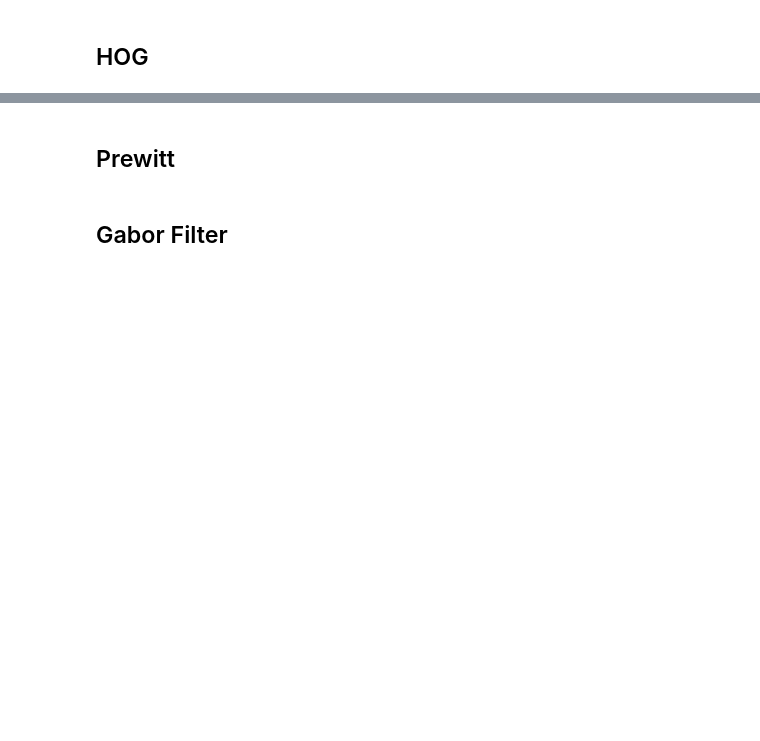
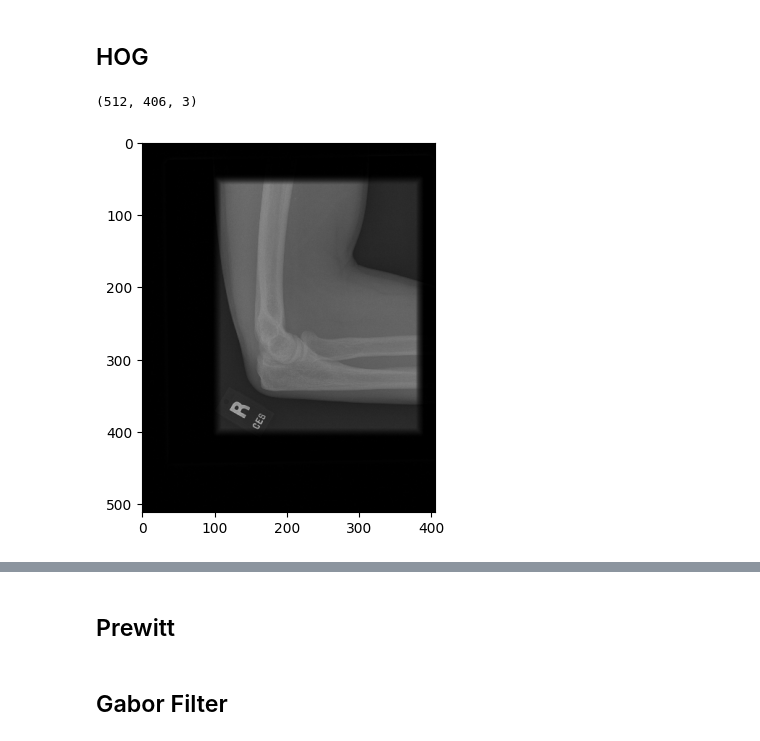
Before and after one commit to HamadALshabanah/Bone-type-fracture-detection, a Jupyter notebook: SWIN_Mura_v_3.ipynb, the cells around one changed output, grey strips where cells are left out. Cells and saved outputs as stored; diff of their text form; code cells hidden in the pictures; blank space fills up the shorter version.

```diff
--- a/SWIN_Mura_v_3.ipynb
+++ b/SWIN_Mura_v_3.ipynb
@@ -80,5 +75,5 @@ df_valid_data_paths.head()
 # %%
-# filtered_df = df_train_images_paths.loc[df_train_images_paths['label'] == 'negative']
-# filtered_df = filtered_df.reset_index(drop=True)
+filtered_df = df_train_images_paths.loc[df_train_images_paths['label'] == 'negative']
+filtered_df = filtered_df.reset_index(drop=True)
 # %%
 df_train_images_paths["label"] = df_train_images_paths["label"].replace({'positive': 1, 'negative': 0})
@@ -127,8 +118,11 @@ from skimage import exposure
 
 import random
 # %%
-# idx = random.randint(0, filtered_df.__len__())
-# img = plt.imread(filtered_df['image_path'][idx])
-# plt.imshow(img)
-# img.shape
+idx = random.randint(0, filtered_df.__len__())
+img = plt.imread(filtered_df['image_path'][idx])
+plt.imshow(img)
+img.shape
+# %% [output]
+(512, 406, 3)
+[figure, added]
 # %%
```
Also changed, not shown: parts of 37 cells of this notebook, 5 other files.
